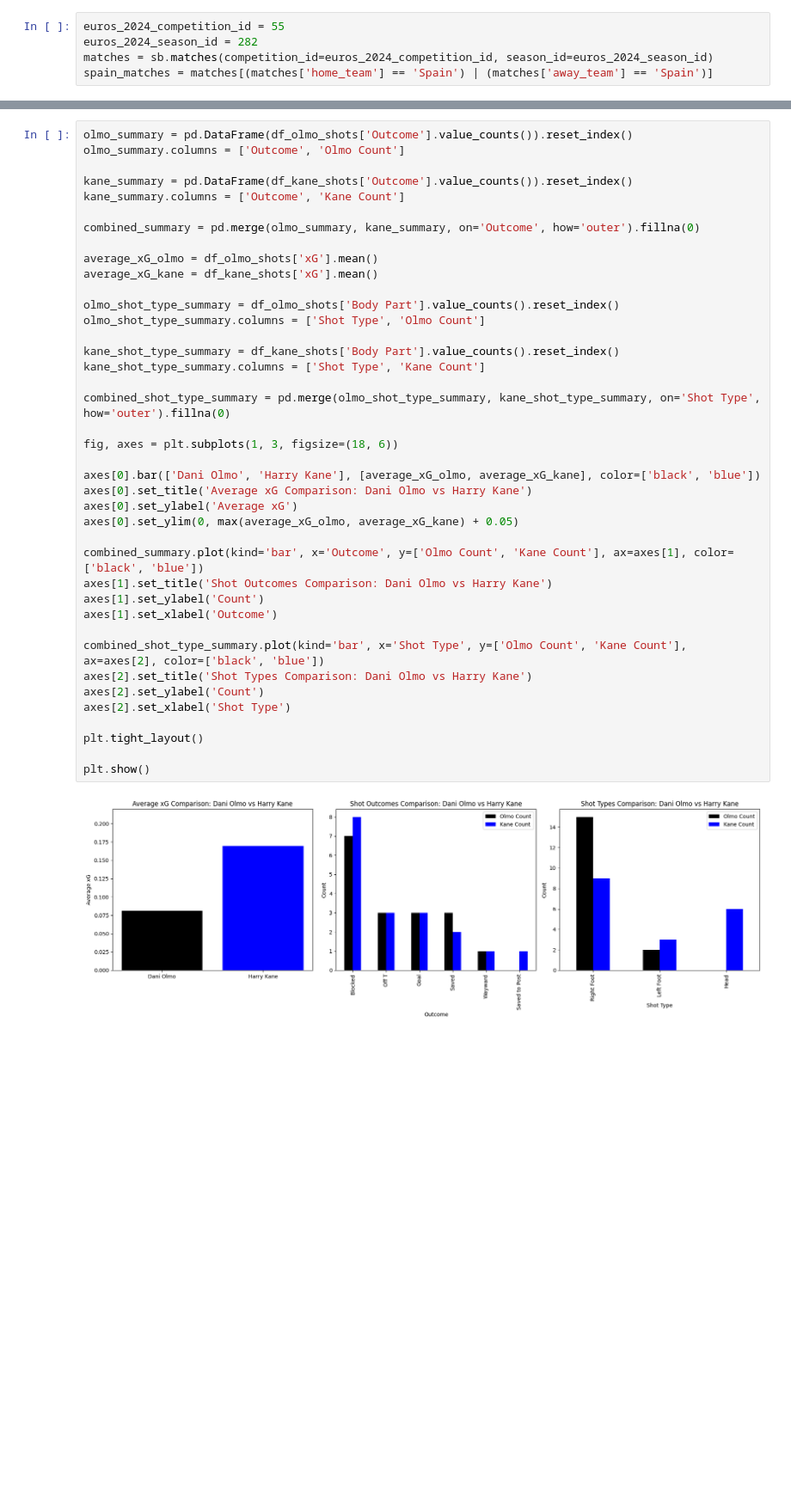
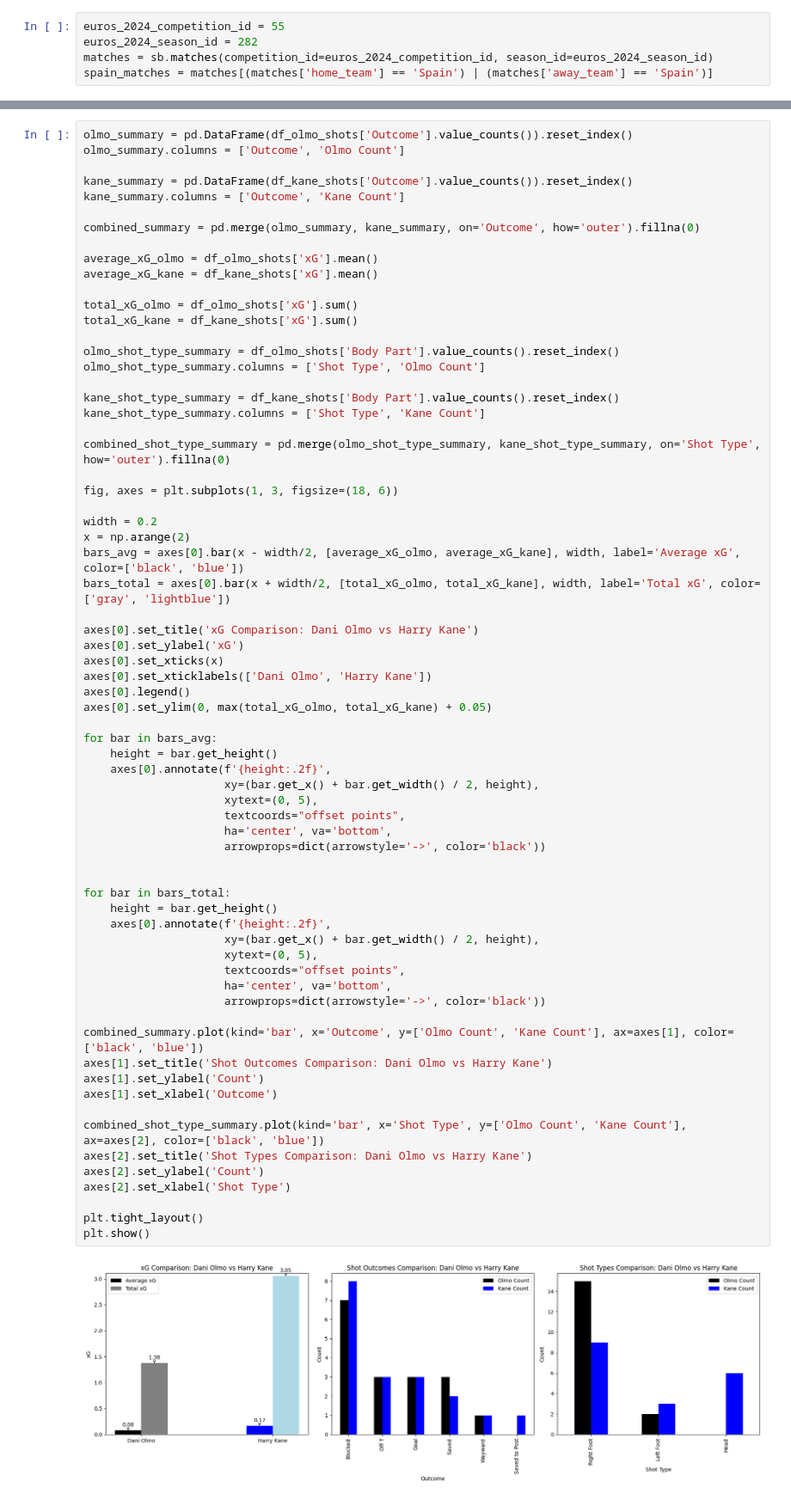
Before and after one commit to FolkeHilding/Football, a Jupyter notebook: tmp.ipynb, the cells around one changed output, grey strips where cells are left out. Shown at 86% size. Drawn from its saved outputs; the diff is of its cells as text; blank space fills up the shorter version.

```diff
--- a/tmp.ipynb
+++ b/tmp.ipynb
@@ -166,36 +166,64 @@ kane_summary.columns = ['Outcome', 'Kane Count']
 
 combined_summary = pd.merge(olmo_summary, kane_summary, on='Outcome', how='outer').fillna(0)
 
 average_xG_olmo = df_olmo_shots['xG'].mean()
 average_xG_kane = df_kane_shots['xG'].mean()
 
+total_xG_olmo = df_olmo_shots['xG'].sum()
+total_xG_kane = df_kane_shots['xG'].sum()
+
 olmo_shot_type_summary = df_olmo_shots['Body Part'].value_counts().reset_index()
 olmo_shot_type_summary.columns = ['Shot Type', 'Olmo Count']
 
 kane_shot_type_summary = df_kane_shots['Body Part'].value_counts().reset_index()
 kane_shot_type_summary.columns = ['Shot Type', 'Kane Count']
 
 combined_shot_type_summary = pd.merge(olmo_shot_type_summary, kane_shot_type_summary, on='Shot Type', how='outer').fillna(0)
 
 fig, axes = plt.subplots(1, 3, figsize=(18, 6))
 
-axes[0].bar(['Dani Olmo', 'Harry Kane'], [average_xG_olmo, average_xG_kane], color=['black', 'blue'])
-axes[0].set_title('Average xG Comparison: Dani Olmo vs Harry Kane')
-axes[0].set_ylabel('Average xG')
-axes[0].set_ylim(0, max(average_xG_olmo, average_xG_kane) + 0.05)
+width = 0.2
+x = np.arange(2)
+bars_avg = axes[0].bar(x - width/2, [average_xG_olmo, average_xG_kane], width, label='Average xG', color=['black', 'blue'])
+bars_total = axes[0].bar(x + width/2, [total_xG_olmo, total_xG_kane], width, label='Total xG', color=['gray', 'lightblue'])
+
+axes[0].set_title('xG Comparison: Dani Olmo vs Harry Kane')
+axes[0].set_ylabel('xG')
+axes[0].set_xticks(x)
+axes[0].set_xticklabels(['Dani Olmo', 'Harry Kane'])
+axes[0].legend()
+axes[0].set_ylim(0, max(total_xG_olmo, total_xG_kane) + 0.05)
+
+for bar in bars_avg:
+    height = bar.get_height()
+    axes[0].annotate(f'{height:.2f}',
+                     xy=(bar.get_x() + bar.get_width() / 2, height),
+                     xytext=(0, 5),
+                     textcoords="offset points",
+                     ha='center', va='bottom',
+                     arrowprops=dict(arrowstyle='->', color='black'))
+
+
+for bar in bars_total:
+    height = bar.get_height()
+    axes[0].annotate(f'{height:.2f}',
+                     xy=(bar.get_x() + bar.get_width() / 2, height),
+                     xytext=(0, 5),
+                     textcoords="offset points",
+                     ha='center', va='bottom',
+                     arrowprops=dict(arrowstyle='->', color='black'))
 
 combined_summary.plot(kind='bar', x='Outcome', y=['Olmo Count', 'Kane Count'], ax=axes[1], color=['black', 'blue'])
 axes[1].set_title('Shot Outcomes Comparison: Dani Olmo vs Harry Kane')
 axes[1].set_ylabel('Count')
 axes[1].set_xlabel('Outcome')
 
 combined_shot_type_summary.plot(kind='bar', x='Shot Type', y=['Olmo Count', 'Kane Count'], ax=axes[2], color=['black', 'blue'])
 axes[2].set_title('Shot Types Comparison: Dani Olmo vs Harry Kane')
 axes[2].set_ylabel('Count')
 axes[2].set_xlabel('Shot Type')
 
 plt.tight_layout()
-
 plt.show()
 # %% [output]
-[figure, old version]
+[figure, new version]
```
